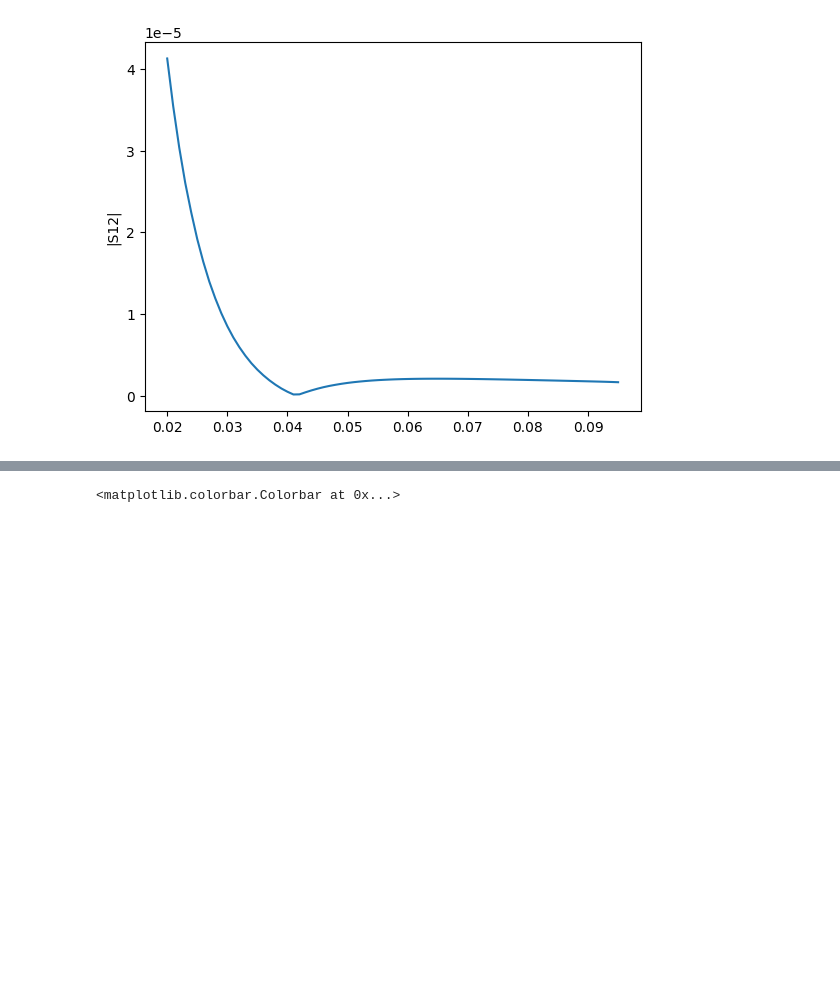
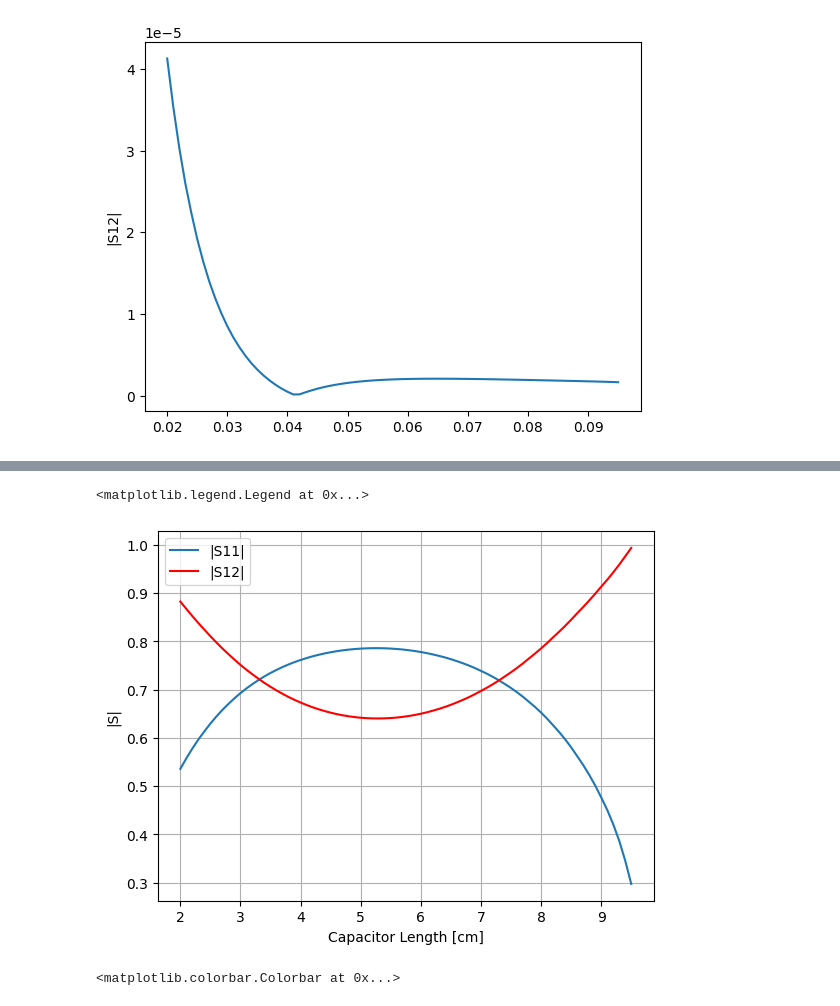
Before and after one commit to vandelij/TWA_circuit, a Jupyter notebook: Ricardo_Ispired.ipynb, the cells around one changed output, grey strips where cells are left out. Drawn from its saved outputs; the diff is of its cells as text; code cells hidden in the pictures; blank space fills up the shorter version.

```diff
--- a/Ricardo_Ispired.ipynb
+++ b/Ricardo_Ispired.ipynb
@@ -504,3 +599,24 @@ C = 11.806119233326237 pF
+# %%
+lengths = np.arange(0.02, 0.096, 0.001)
+S11v2 = np.array([])
+S12v2 = np.array([])
+
+for i in range(lengths.shape[0]):
+    length = lengths[i]
+    S11, S12 = get_S11_and_S12_given_length_via_caps(length)
+    S11v2 = np.append(S11v2, S11)
+    S12v2 = np.append(S12v2, S12)
+# %%
+%matplotlib inline
+plt.plot(lengths*100, S11v2, label='|S11|')
+plt.plot(lengths*100, S12v2, label='|S12|', color='red')
+plt.ylabel('|S|')
+plt.xlabel('Capacitor Length [cm]')
+plt.grid()
+plt.legend()
+# %% [output]
+<matplotlib.legend.Legend at 0x...>
+[figure, added]
 # %%
 # antenna z matrix
 zant = rf.s2z(antnet1.s[:, 2:, 2:])[0]
```
Also changed, not shown: parts of 6 cells of this notebook.
